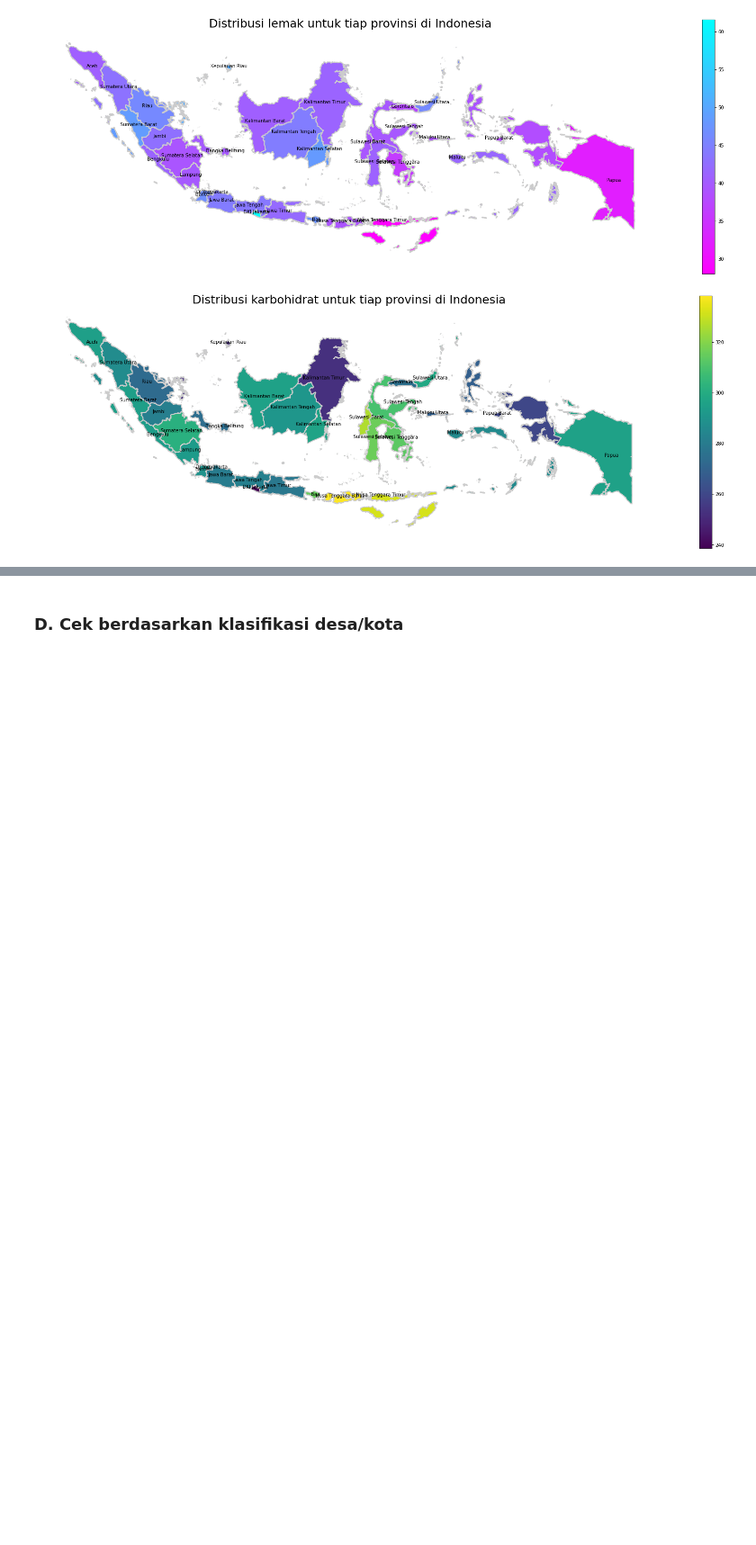
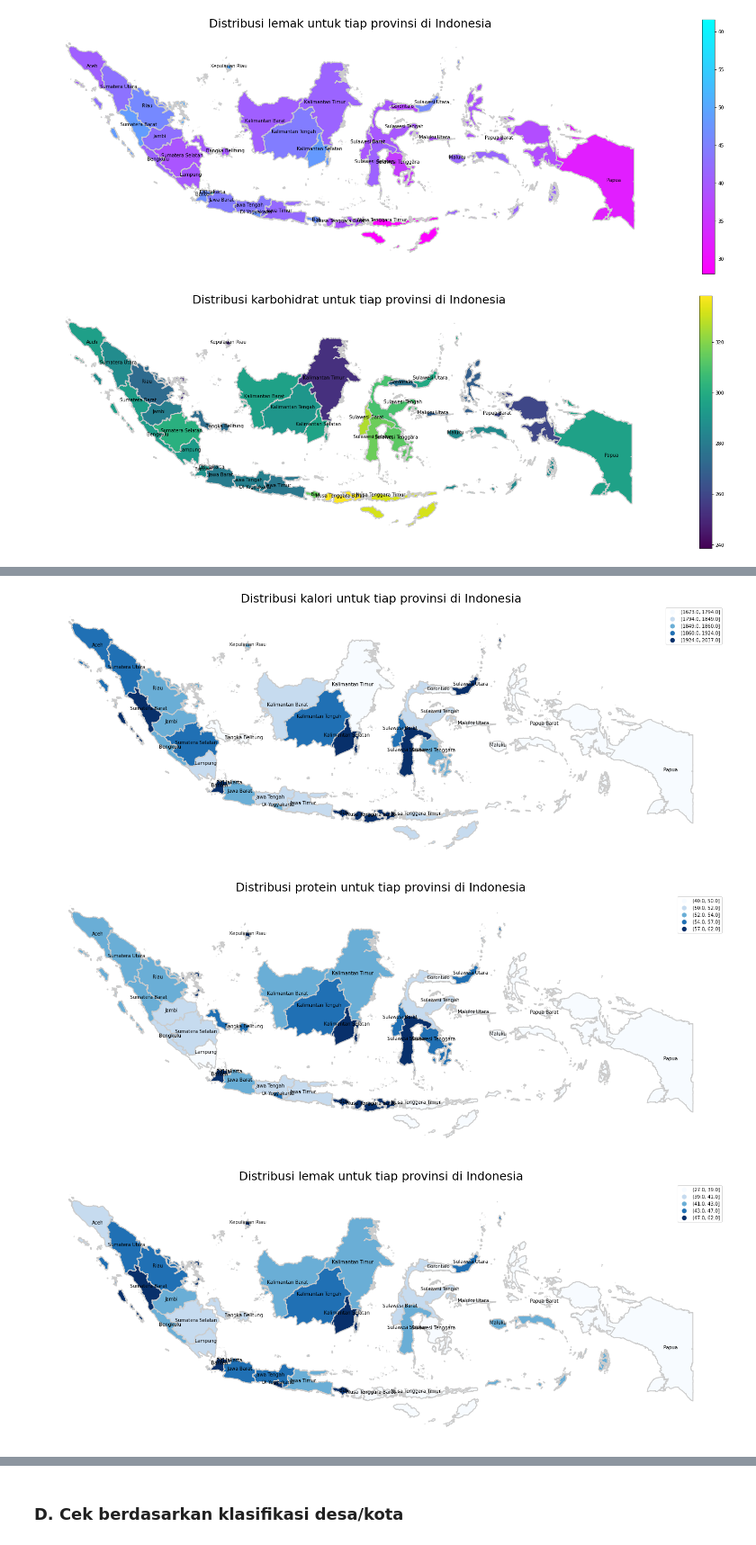
Before and after one commit to davidsirait/projectlab_susenas, a Jupyter notebook: Susenas - Gizi v2.ipynb, the cells around one changed output, grey strips where cells are left out. Shown at 90% size. Saved outputs shown, nothing was run; the diff lists cells and outputs as text; code cells hidden in the pictures; blank space fills up the shorter version.

```diff
--- a/Susenas - Gizi v2.ipynb
+++ b/Susenas - Gizi v2.ipynb
@@ -649,0 +650,6 @@ for n,col in enumerate(cek_gizi.columns):
+# %%
+# persiapan data
+gizi_prov_geom_quant = gizi_prov_geom.copy()
+gizi_prov_geom_quant[['kalori','protein','lemak','karbohidrat']] = gizi_prov_geom_quant.loc[:,[col for col in cek_gizi.columns]]\
+                                .transform(lambda x : pd.qcut(x,5, precision=0))
+gizi_prov_geom_quant.head()
@@ -649,0 +663,24 @@ for n,col in enumerate(cek_gizi.columns):
+# %%
+# kita mulai visualisasi, dan simpan grafiknya ke dalam folder graph
+output_path = 'graphs'
+
+for n,col in enumerate(cek_gizi.columns):
+    fig, ax = plt.subplots(1, figsize=(30, 10))
+    ax.axis('off')
+    title = 'Distribusi {0} untuk tiap provinsi di Indonesia'.format(col)
+    ax.set_title(title, fontdict={'fontsize': '25', 'fontweight' : '3'})
+    gizi_prov_geom_quant.plot(column= col, cmap='Blues', linewidth=2, ax=ax,
+                        edgecolor='0.8', legend=True)
+
+    gizi_prov_geom_quant['coords'] = gizi_prov_geom_quant['geometry'].apply(lambda x: x.representative_point().coords[:])
+    gizi_prov_geom_quant['coords'] = [coords[0] for coords in gizi_prov_geom_quant['coords']]
+    for idx, row in gizi_prov_geom_quant.iterrows():
+        plt.annotate(text=row['NAME_1'], xy=row['coords'],horizontalalignment='center')
+    # save grafik ke dalam file jpg untuk dibuat ke dalam bentuk animasi .gif
+    filepath = os.path.join(output_path, title+'.jpg')
+    chart = fig.get_figure()
+    chart.savefig(filepath, dpi=300)
+# %% [output]
+[figure, added]
+[figure, added]
+[figure, added]
```
Also changed, not shown: parts of 43 cells of this notebook.
